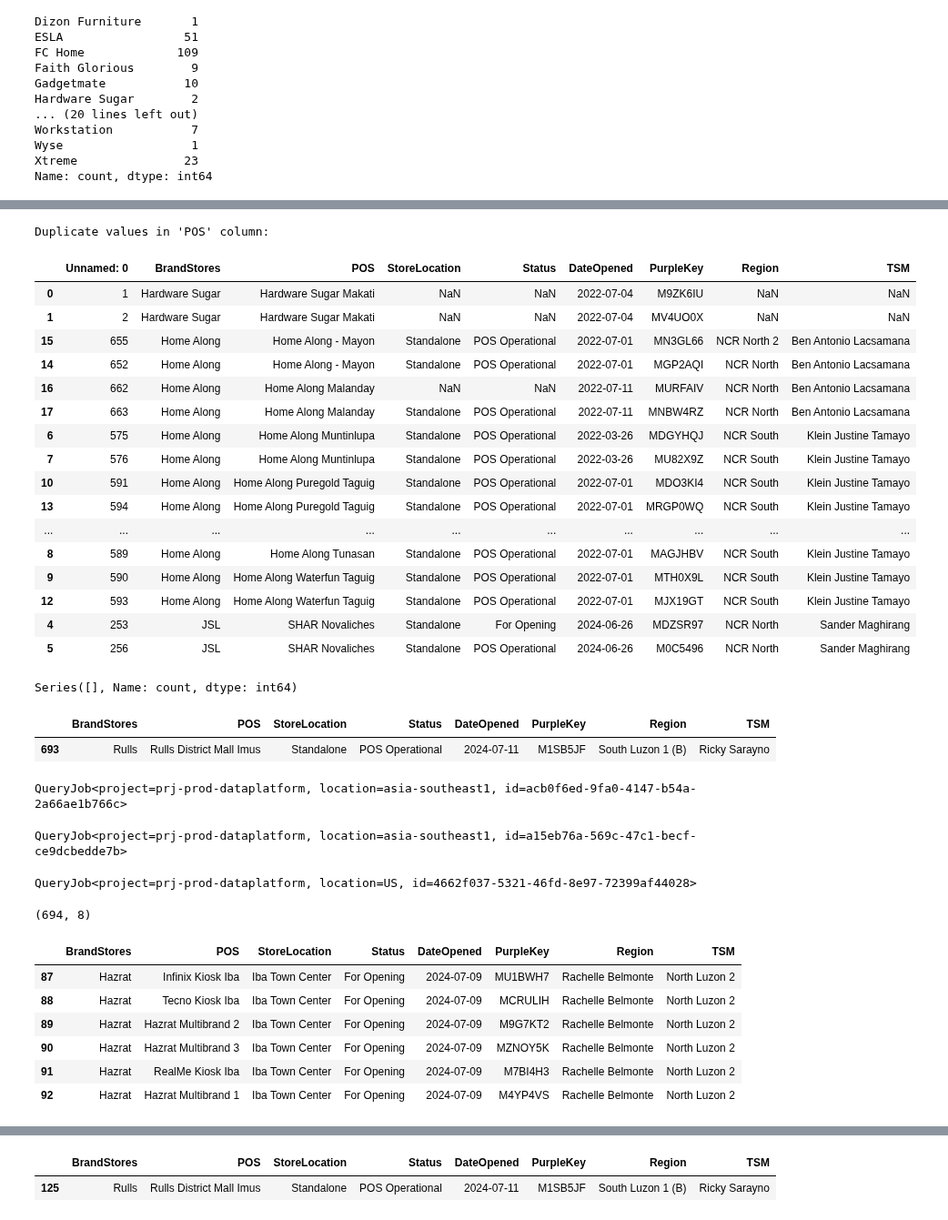
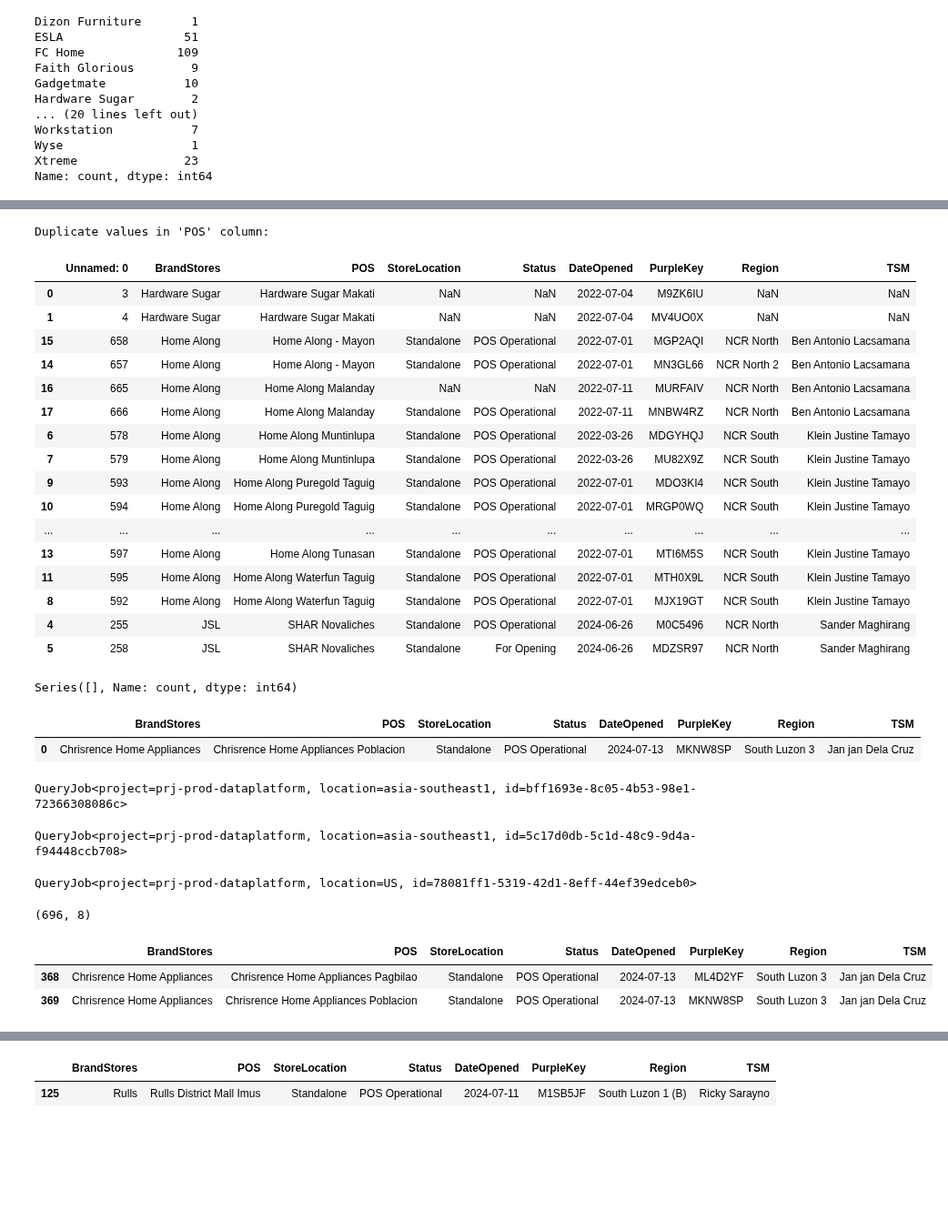
Before and after one commit to dchakroborti-tonik/POS_Addition, a Jupyter notebook: Notebook/Pos_mapping_new.ipynb, the cells around one changed output, grey strips where cells are left out. Shown at 91% size. Drawn from its saved outputs; the diff is of its cells as text; code cells hidden in the pictures; blank space fills up the shorter version.

Commit message:
Added pos which opened on 13th July 2024

```diff
--- a/Notebook/Pos_mapping_new.ipynb
+++ b/Notebook/Pos_mapping_new.ipynb
@@ -24,7 +24,7 @@ client = bigquery.Client(project='prj-prod-dataplatform')
 # Set options or configurations as needed
 # Example: pd.set_option('display.max_columns', None)
 # %%
-df = pd.read_csv(r"C:\Users\DwaipayanChakroborti\OneDrive - Tonik Financial Pte Ltd\MyStuff\SIL Sales\Shin Nebria\POS_Addition\Data\PosAdd_20240711.csv")
+df = pd.read_csv(r"C:\Users\DwaipayanChakroborti\OneDrive - Tonik Financial Pte Ltd\MyStuff\SIL Sales\Shin Nebria\POS_Addition\Data\posadd_20240715.csv")
 # %%
 # df = pd.read_excel(r"C:\Users\DwaipayanChakroborti\OneDrive - Tonik Financial Pte Ltd\MyStuff\SIL Sales\Shin Nebria\POS_Addition\Data\POS_mapping_data May042024.xlsx", sheet_name = 'Sheet1')
 # df.head(10)
@@ -300,22 +305,22 @@ dd.sort_values(by='POS')
 # %% [output]
 Duplicate values in 'POS' column:
 |  | Unnamed: 0 | BrandStores | POS | StoreLocation | Status | DateOpened | PurpleKey | Region | TSM |
-| 0 | 1 | Hardware Sugar | Hardware Sugar Makati | NaN | NaN | 2022-07-04 | M9ZK6IU | NaN | NaN |
-| 1 | 2 | Hardware Sugar | Hardware Sugar Makati | NaN | NaN | 2022-07-04 | MV4UO0X | NaN | NaN |
-| 15 | 655 | Home Along | Home Along - Mayon | Standalone | POS Operational | 2022-07-01 | MN3GL66 | NCR North 2 | Ben Antonio Lacsamana |
-| 14 | 652 | Home Along | Home Along - Mayon | Standalone | POS Operational | 2022-07-01 | MGP2AQI | NCR North | Ben Antonio Lacsamana |
-| 16 | 662 | Home Along | Home Along Malanday | NaN | NaN | 2022-07-11 | MURFAIV | NCR North | Ben Antonio Lacsamana |
-| 17 | 663 | Home Along | Home Along Malanday | Standalone | POS Operational | 2022-07-11 | MNBW4RZ | NCR North | Ben Antonio Lacsamana |
-| 6 | 575 | Home Along | Home Along Muntinlupa | Standalone | POS Operational | 2022-03-26 | MDGYHQJ | NCR South | Klein Justine Tamayo |
-| 7 | 576 | Home Along | Home Along Muntinlupa | Standalone | POS Operational | 2022-03-26 | MU82X9Z | NCR South | Klein Justine Tamayo |
-| 10 | 591 | Home Along | Home Along Puregold Taguig | Standalone | POS Operational | 2022-07-01 | MDO3KI4 | NCR South | Klein Justine Tamayo |
-| 13 | 594 | Home Along | Home Along Puregold Taguig | Standalone | POS Operational | 2022-07-01 | MRGP0WQ | NCR South | Klein Justine Tamayo |
+| 0 | 3 | Hardware Sugar | Hardware Sugar Makati | NaN | NaN | 2022-07-04 | M9ZK6IU | NaN | NaN |
+| 1 | 4 | Hardware Sugar | Hardware Sugar Makati | NaN | NaN | 2022-07-04 | MV4UO0X | NaN | NaN |
+| 15 | 658 | Home Along | Home Along - Mayon | Standalone | POS Operational | 2022-07-01 | MGP2AQI | NCR North | Ben Antonio Lacsamana |
+| 14 | 657 | Home Along | Home Along - Mayon | Standalone | POS Operational | 2022-07-01 | MN3GL66 | NCR North 2 | Ben Antonio Lacsamana |
+| 16 | 665 | Home Along | Home Along Malanday | NaN | NaN | 2022-07-11 | MURFAIV | NCR North | Ben Antonio Lacsamana |
+| 17 | 666 | Home Along | Home Along Malanday | Standalone | POS Operational | 2022-07-11 | MNBW4RZ | NCR North | Ben Antonio Lacsamana |
+| 6 | 578 | Home Along | Home Along Muntinlupa | Standalone | POS Operational | 2022-03-26 | MDGYHQJ | NCR South | Klein Justine Tamayo |
+| 7 | 579 | Home Along | Home Along Muntinlupa | Standalone | POS Operational | 2022-03-26 | MU82X9Z | NCR South | Klein Justine Tamayo |
+| 9 | 593 | Home Along | Home Along Puregold Taguig | Standalone | POS Operational | 2022-07-01 | MDO3KI4 | NCR South | Klein Justine Tamayo |
+| 10 | 594 | Home Along | Home Along Puregold Taguig | Standalone | POS Operational | 2022-07-01 | MRGP0WQ | NCR South | Klein Justine Tamayo |
 | ... | ... | ... | ... | ... | ... | ... | ... | ... | ... |
-| 8 | 589 | Home Along | Home Along Tunasan | Standalone | POS Operational | 2022-07-01 | MAGJHBV | NCR South | Klein Justine Tamayo |
-| 9 | 590 | Home Along | Home Along Waterfun Taguig | Standalone | POS Operational | 2022-07-01 | MTH0X9L | NCR South | Klein Justine Tamayo |
-| 12 | 593 | Home Along | Home Along Waterfun Taguig | Standalone | POS Operational | 2022-07-01 | MJX19GT | NCR South | Klein Justine Tamayo |
-| 4 | 253 | JSL | SHAR Novaliches | Standalone | For Opening | 2024-06-26 | MDZSR97 | NCR North | Sander Maghirang |
-| 5 | 256 | JSL | SHAR Novaliches | Standalone | POS Operational | 2024-06-26 | M0C5496 | NCR North | Sander Maghirang |
+| 13 | 597 | Home Along | Home Along Tunasan | Standalone | POS Operational | 2022-07-01 | MTI6M5S | NCR South | Klein Justine Tamayo |
+| 11 | 595 | Home Along | Home Along Waterfun Taguig | Standalone | POS Operational | 2022-07-01 | MTH0X9L | NCR South | Klein Justine Tamayo |
+| 8 | 592 | Home Along | Home Along Waterfun Taguig | Standalone | POS Operational | 2022-07-01 | MJX19GT | NCR South | Klein Justine Tamayo |
+| 4 | 255 | JSL | SHAR Novaliches | Standalone | POS Operational | 2024-06-26 | M0C5496 | NCR North | Sander Maghirang |
+| 5 | 258 | JSL | SHAR Novaliches | Standalone | For Opening | 2024-06-26 | MDZSR97 | NCR North | Sander Maghirang |
 # %%
 pd.set_option('display.max_rows', None)
 # Count the occurrences of each value in the 'PurpleKey' column
@@ -329,42 +334,38 @@ print(filtered_counts)
 # %% [output]
 Series([], Name: count, dtype: int64)
 # %%
-df[df['PurpleKey']== 'M1SB5JF']
+df[df['PurpleKey']== 'MKNW8SP']
 # %% [output]
 |  | BrandStores | POS | StoreLocation | Status | DateOpened | PurpleKey | Region | TSM |
-| 693 | Rulls | Rulls District Mall Imus | Standalone | POS Operational | 2024-07-11 | M1SB5JF | South Luzon 1 (B) | Ricky Sarayno |
+| 0 | Chrisrence Home Appliances | Chrisrence Home Appliances Poblacion | Standalone | POS Operational | 2024-07-13 | MKNW8SP | South Luzon 3 | Jan jan Dela Cruz |
 # %%
 sq = """drop table prj-prod-dataplatform.dap_ds_poweruser_playground.POS_TSM_MAPIING;"""
 
 client.query(sq)
 # %% [output]
-QueryJob<project=prj-prod-dataplatform, location=asia-southeast1, id=acb0f6ed-9fa0-4147-b54a-2a66ae1b766c>
+QueryJob<project=prj-prod-dataplatform, location=asia-southeast1, id=bff1693e-8c05-4b53-98e1-72366308086c>
 # %%
 sq = """create table prj-prod-dataplatform.dap_ds_poweruser_playground.POS_TSM_MAPIING as select * from prj-prod-dataplatform.dap_ds_poweruser_playground.POS_TSM_MAPIING1;"""
 client.query(sq)
 # %% [output]
-QueryJob<project=prj-prod-dataplatform, location=asia-southeast1, id=a15eb76a-569c-47c1-becf-ce9dcbedde7b>
+QueryJob<project=prj-prod-dataplatform, location=asia-southeast1, id=5c17d0db-5c1d-48c9-9d4a-f94448ccb708>
 # %%
 client.query("commit")
 # %% [output]
-QueryJob<project=prj-prod-dataplatform, location=US, id=4662f037-5321-46fd-8e97-72399af44028>
+QueryJob<project=prj-prod-dataplatform, location=US, id=78081ff1-5319-42d1-8eff-44ef39edceb0>
 # %%
 sq = """select * from prj-prod-dataplatform.dap_ds_poweruser_playground.POS_TSM_MAPIING;"""
 
 df = client.query(sq).to_dataframe(progress_bar_type='tqdm')
 df.shape
 # %% [output]
-(694, 8)
+(696, 8)
 # %%
-df[df['BrandStores']=='Hazrat'].sort_values(by='DateOpened')
+df[df['BrandStores']=='Chrisrence Home Appliances'].sort_values(by='DateOpened')
 # %% [output]
 |  | BrandStores | POS | StoreLocation | Status | DateOpened | PurpleKey | Region | TSM |
-| 87 | Hazrat | Infinix Kiosk Iba | Iba Town Center | For Opening | 2024-07-09 | MU1BWH7 | Rachelle Belmonte | North Luzon 2 |
-| 88 | Hazrat | Tecno Kiosk Iba | Iba Town Center | For Opening | 2024-07-09 | MCRULIH | Rachelle Belmonte | North Luzon 2 |
-| 89 | Hazrat | Hazrat Multibrand 2 | Iba Town Center | For Opening | 2024-07-09 | M9G7KT2 | Rachelle Belmonte | North Luzon 2 |
-| 90 | Hazrat | Hazrat Multibrand 3 | Iba Town Center | For Opening | 2024-07-09 | MZNOY5K | Rachelle Belmonte | North Luzon 2 |
-| 91 | Hazrat | RealMe Kiosk Iba | Iba Town Center | For Opening | 2024-07-09 | M7BI4H3 | Rachelle Belmonte | North Luzon 2 |
-| 92 | Hazrat | Hazrat Multibrand 1 | Iba Town Center | For Opening | 2024-07-09 | M4YP4VS | Rachelle Belmonte | North Luzon 2 |
+| 368 | Chrisrence Home Appliances | Chrisrence Home Appliances Pagbilao | Standalone | POS Operational | 2024-07-13 | ML4D2YF | South Luzon 3 | Jan jan Dela Cruz |
+| 369 | Chrisrence Home Appliances | Chrisrence Home Appliances Poblacion | Standalone | POS Operational | 2024-07-13 | MKNW8SP | South Luzon 3 | Jan jan Dela Cruz |
 # %%
 df.head(10)
 # %% [output]
```
Also changed, not shown: parts of 22 cells of this notebook, 3 other files.
